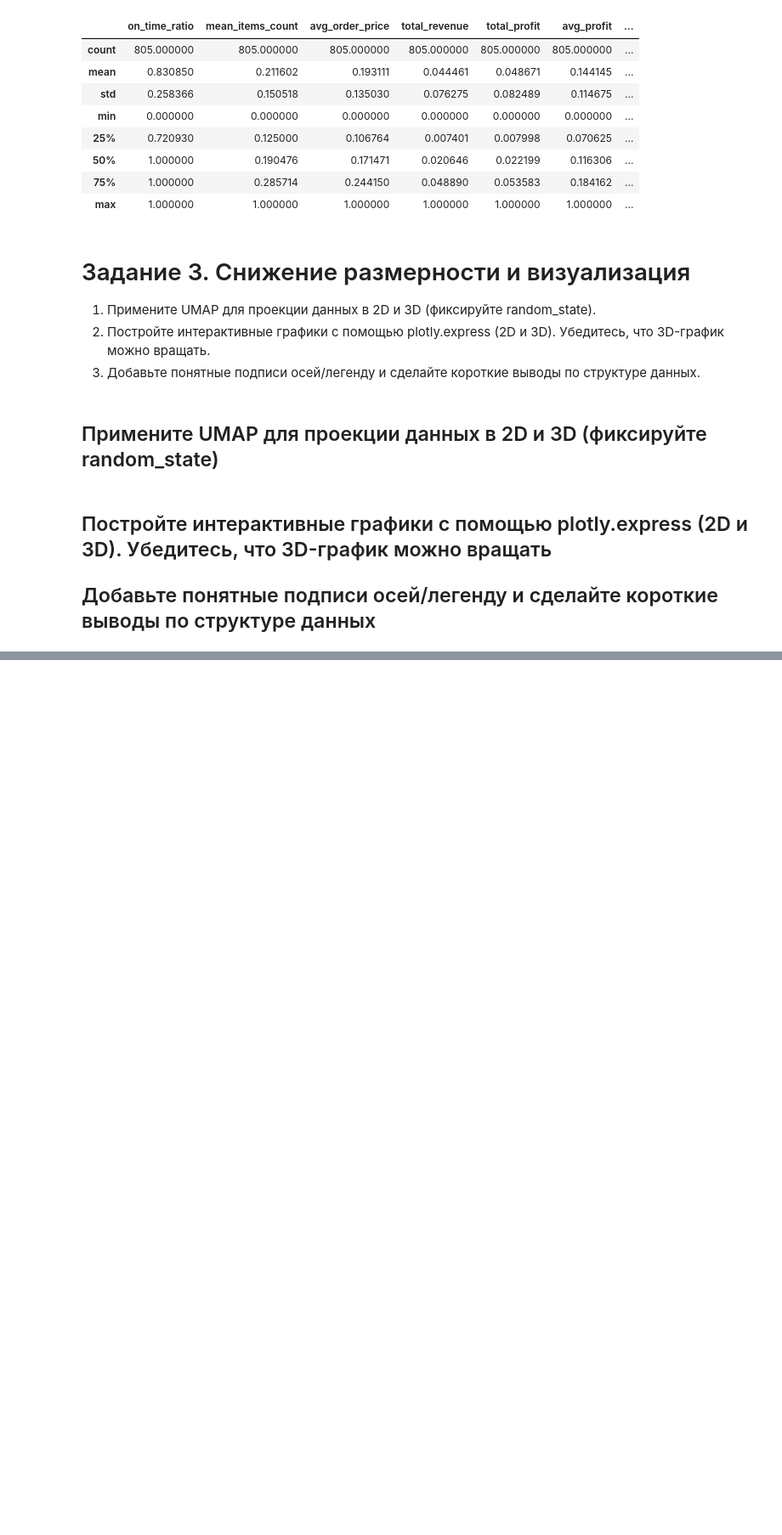
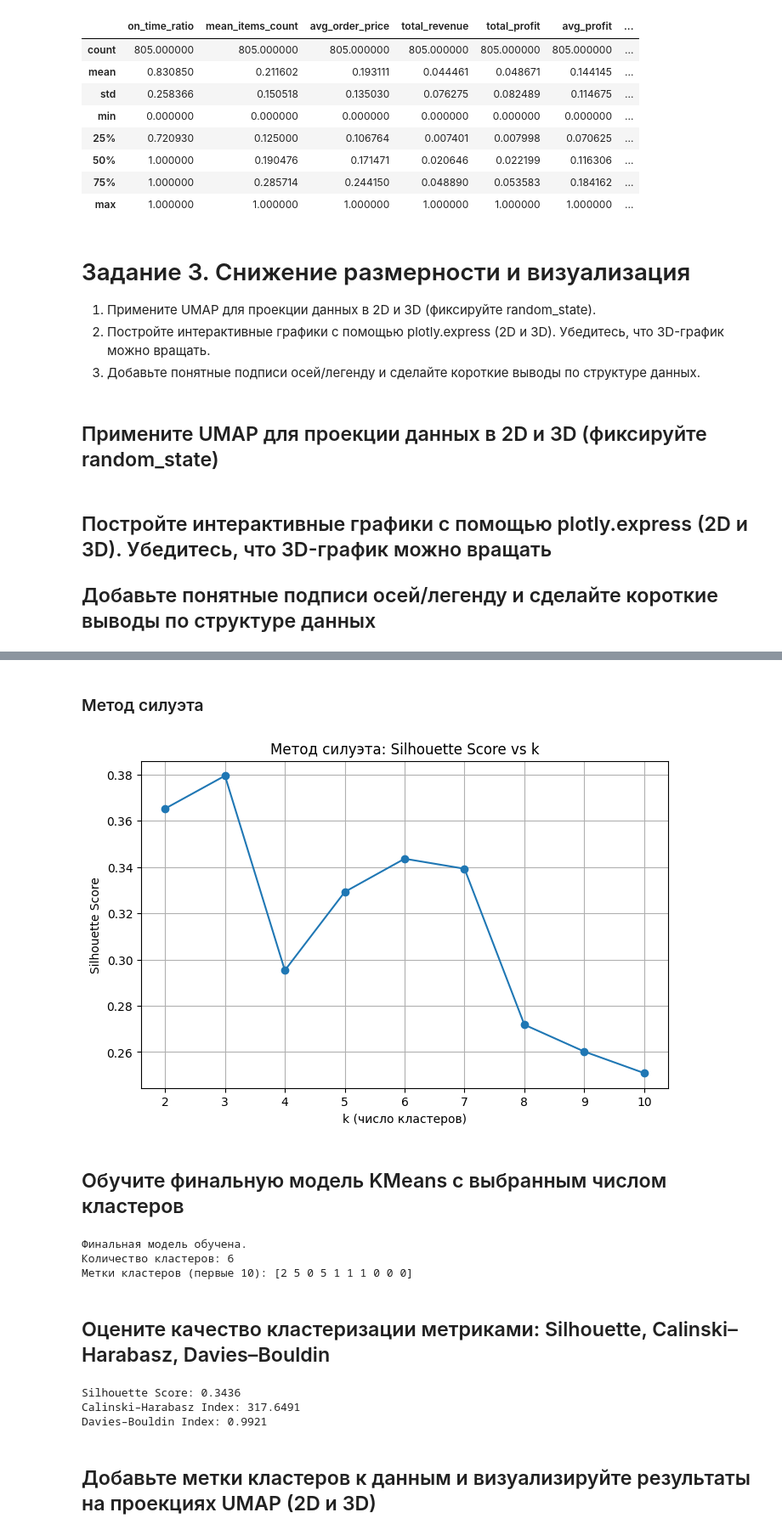
Before and after one commit to nepridumalnik/it-lms-course, a Jupyter notebook: module_4/task.ipynb, the cells around one changed output, grey strips where cells are left out. Shown: that part at 85% size. Saved outputs shown, nothing was run; the diff lists cells and outputs as text; code cells hidden in the pictures; blank space fills up the shorter version.

```diff
--- a/module_4/task.ipynb
+++ b/module_4/task.ipynb
@@ -231,0 +269,67 @@ fig3d.show()
+# %% [markdown]
+### Метод силуэта
+# %%
+from sklearn.metrics import silhouette_score
+
+silhouette_scores = []
+
+for k in K_RANGE:
+    kmeans = KMeans(n_clusters=k, random_state=42)
+    labels = kmeans.fit_predict(X_scaled)
+    score = silhouette_score(X_scaled, labels)
+    silhouette_scores.append(score)
+
+plt.figure(figsize=(8, 5))
+plt.plot(K_RANGE, silhouette_scores, marker="o")
+plt.title("Метод силуэта: Silhouette Score vs k")
+plt.xlabel("k (число кластеров)")
+plt.ylabel("Silhouette Score")
+plt.grid(True)
+plt.show()
+# %% [output]
+[figure, added]
+# %% [markdown]
+## Обучите финальную модель KMeans с выбранным числом кластеров
+# %%
+FINAL_K = 6
+
+kmeans_final = KMeans(
+    n_clusters=FINAL_K,
+    random_state=RANDOM_STATE,
+    n_init="auto",
+)
+
+kmeans_final.fit(X_scaled)
+
+# Метки кластеров
+labels = kmeans_final.labels_
+
+print("Финальная модель обучена.")
+print("Количество кластеров:", FINAL_K)
+print("Метки кластеров (первые 10):", labels[:10])
+# %% [output]
+Финальная модель обучена.
+Количество кластеров: 6
+Метки кластеров (первые 10): [2 5 0 5 1 1 1 0 0 0]
+# %% [markdown]
+## Оцените качество кластеризации метриками: Silhouette, Calinski–Harabasz, Davies–Bouldin
+# %%
+from sklearn.metrics import (
+    silhouette_score,
+    calinski_harabasz_score,
+    davies_bouldin_score,
+)
+
+silhouette = silhouette_score(X_scaled, labels)
+calinski_harabasz = calinski_harabasz_score(X_scaled, labels)
+davies_bouldin = davies_bouldin_score(X_scaled, labels)
+
+print("Silhouette Score:", round(silhouette, 4))
+print("Calinski–Harabasz Index:", round(calinski_harabasz, 4))
+print("Davies–Bouldin Index:", round(davies_bouldin, 4))
+# %% [output]
+Silhouette Score: 0.3436
+Calinski–Harabasz Index: 317.6491
+Davies–Bouldin Index: 0.9921
+# %% [markdown]
+## Добавьте метки кластеров к данным и визуализируйте результаты на проекциях UMAP (2D и 3D)
```
Also changed, not shown: parts of 17 cells of this notebook.
